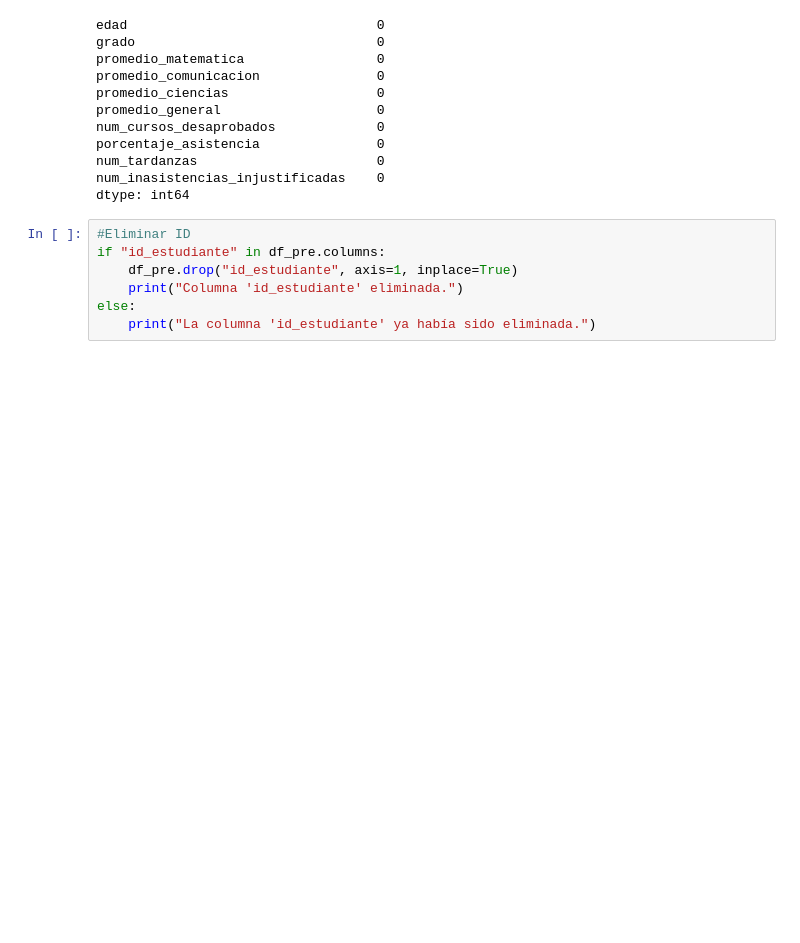
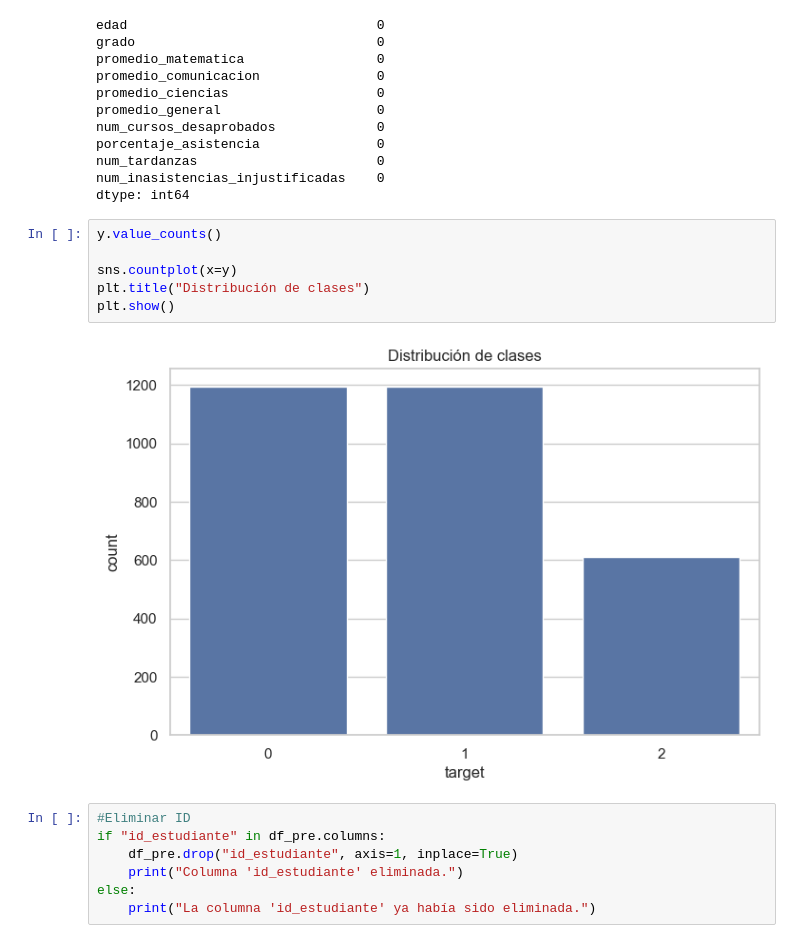
Before and after one commit to dimxelk/Mineria-Datos, a Jupyter notebook: Examen.ipynb, the cells around one changed output. Saved outputs shown, nothing was run; the diff lists cells and outputs as text; blank space fills up the shorter version.

```diff
--- a/Examen.ipynb
+++ b/Examen.ipynb
@@ -356,6 +356,14 @@ porcentaje_asistencia               0
 num_tardanzas                       0
 num_inasistencias_injustificadas    0
 dtype: int64
+# %%
+y.value_counts()
+
+sns.countplot(x=y)
+plt.title("Distribución de clases")
+plt.show()
+# %% [output]
+[figure, added]
 # %%
 #Eliminar ID
 if "id_estudiante" in df_pre.columns:
```
